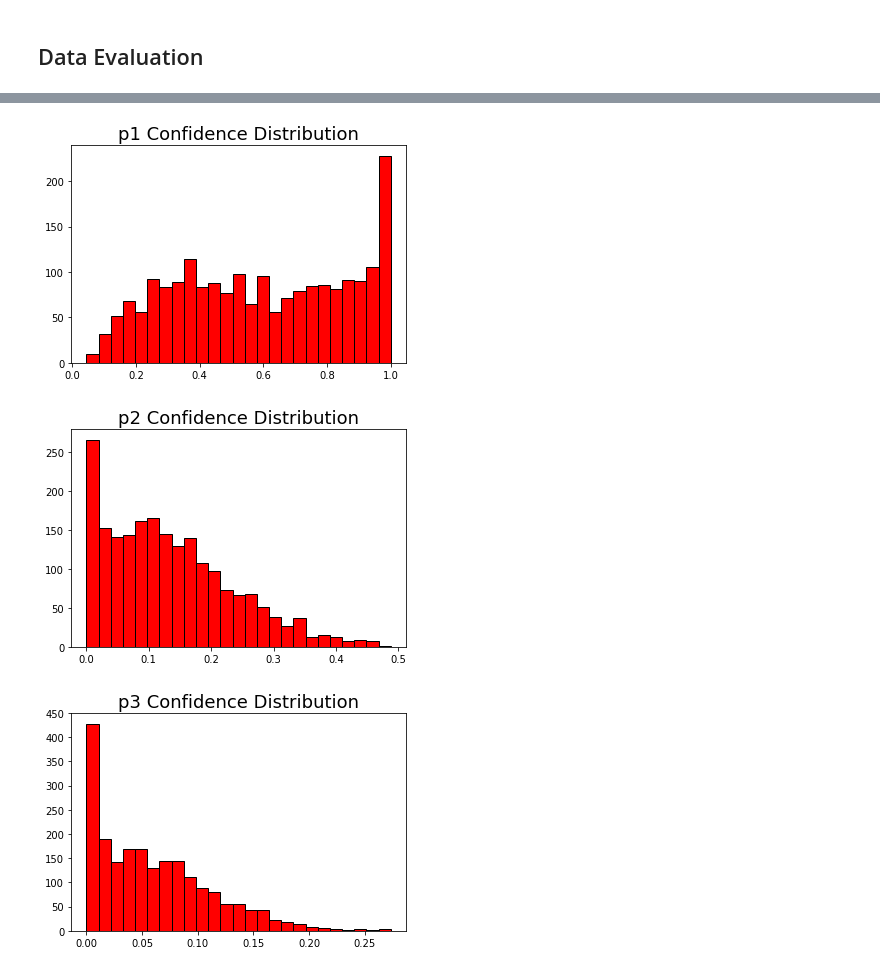
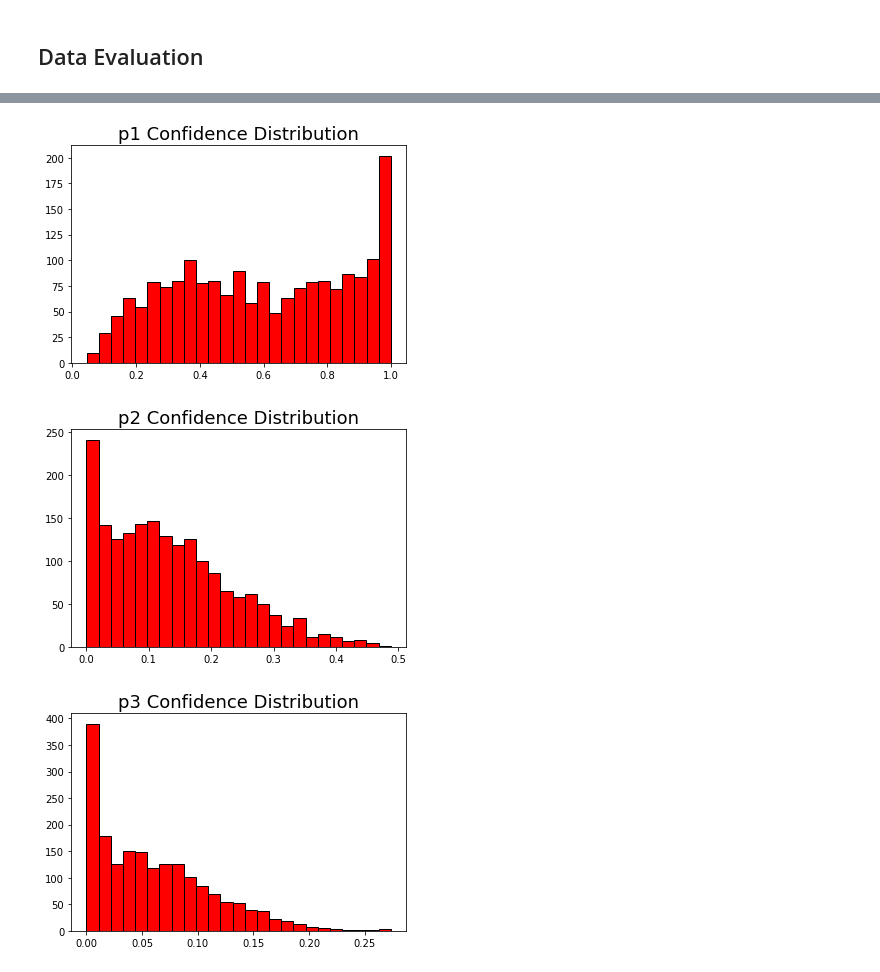
Before and after one commit to DCapella/wrangle-analyze-data, a Jupyter notebook: UDACITY/wrangle_act.ipynb, the cells around one changed output, grey strips where cells are left out. Cells and saved outputs as stored; diff of their text form; code cells hidden in the pictures.

```diff
--- a/UDACITY/wrangle_act.ipynb
+++ b/UDACITY/wrangle_act.ipynb
@@ -390,0 +580,14 @@ Can't actually fix this.
+# %%
+def throwaway(text):
+    try:
+        regex = r'name is ([a-zA-Z]+)'
+        name = re.search(regex, text).group(1)
+    except:
+        regex = r'named ([a-zA-Z]+)'
+        name = re.search(regex, text).group(1)
+
+    return name
+# %%
+mask = df_fix.index
+# %%
+dogs_clean.loc[mask, 'name'] = dogs_clean.loc[mask, 'text'].map(throwaway)
@@ -695,7 +977,6 @@ predictions_clean.to_csv('twitter_archive_second.csv', index=False)
 # %%
 # If you need to import them
-dogs_tweets_clean = pd.read_csv('twitter_archive_master.csv')
-predictions_clean = pd.read_csv('twitter_archive_second.csv')
+combined_df = pd.read_csv('twitter_archive_master.csv')
 # %% [markdown]
 <div id='data-exploring'></div>
 
@@ -754,16 +1035,15 @@ predictions_clean
 # %%
 for i in range(1, 4):
-    x = predictions_clean[f'p{i}_conf']
-    y = dogs_tweets_clean['rating_denominator']
+    x = combined_df[f'p{i}_conf']
 
     # Plotting configuration
     plt.figure()
     plt.hist(x,
              color='red',
              bins=25,
              edgecolor='black');
     plt.title(f'p{i} Confidence Distribution', size=18);
 # %% [output]
-[figure, old version]
+[figure, new version]
-[figure, old version]
+[figure, new version]
-[figure, old version]
+[figure, new version]
```
Also changed, not shown: parts of 93 cells of this notebook, 8 other files.
